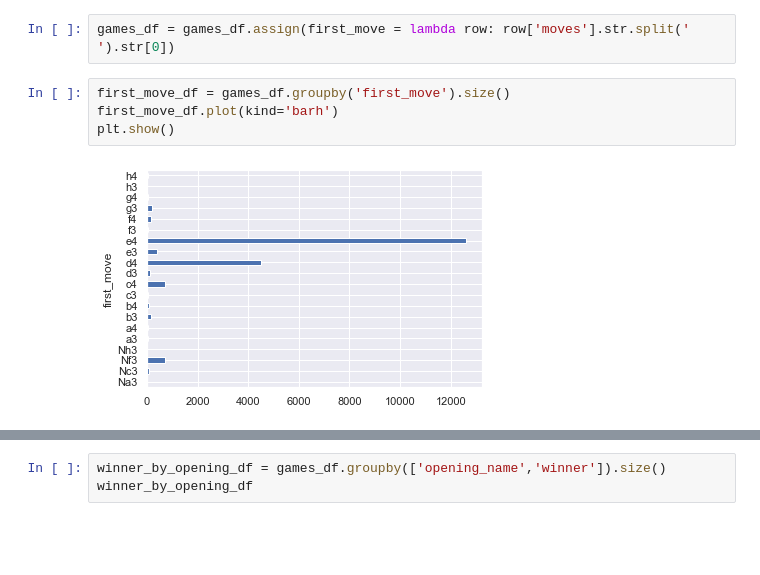
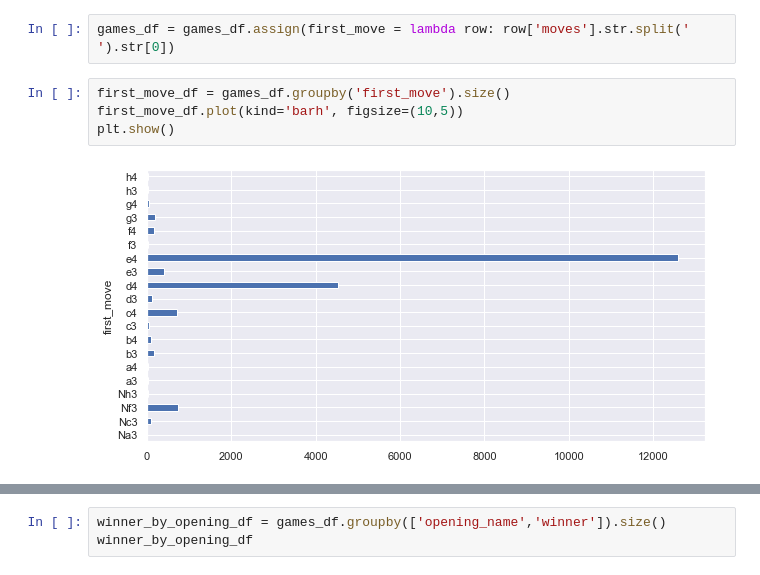
Before and after one commit to nvhieu4899/ProgrammingForDS_PROJECT, a Jupyter notebook: 1712446-NguyenVanHieu.ipynb, the cells around one changed output, grey strips where cells are left out. Saved outputs shown, nothing was run; the diff lists cells and outputs as text; blank space fills up the shorter version.

Commit message:
+ thêm ảnh các khai cuộc ! chỉnh sửa các plot to hơn + thêm chú thích các cột

```diff
--- a/1712446-NguyenVanHieu.ipynb
+++ b/1712446-NguyenVanHieu.ipynb
@@ -62,7 +97,7 @@ plt.show()
 games_df = games_df.assign(first_move = lambda row: row['moves'].str.split(' ').str[0])
 # %%
 first_move_df = games_df.groupby('first_move').size()
-first_move_df.plot(kind='barh')
+first_move_df.plot(kind='barh', figsize=(10,5))
 plt.show()
 # %% [output]
-[figure, old version]
+[figure, new version]
```
Also changed, not shown: parts of 36 cells of this notebook, 7 other files.
